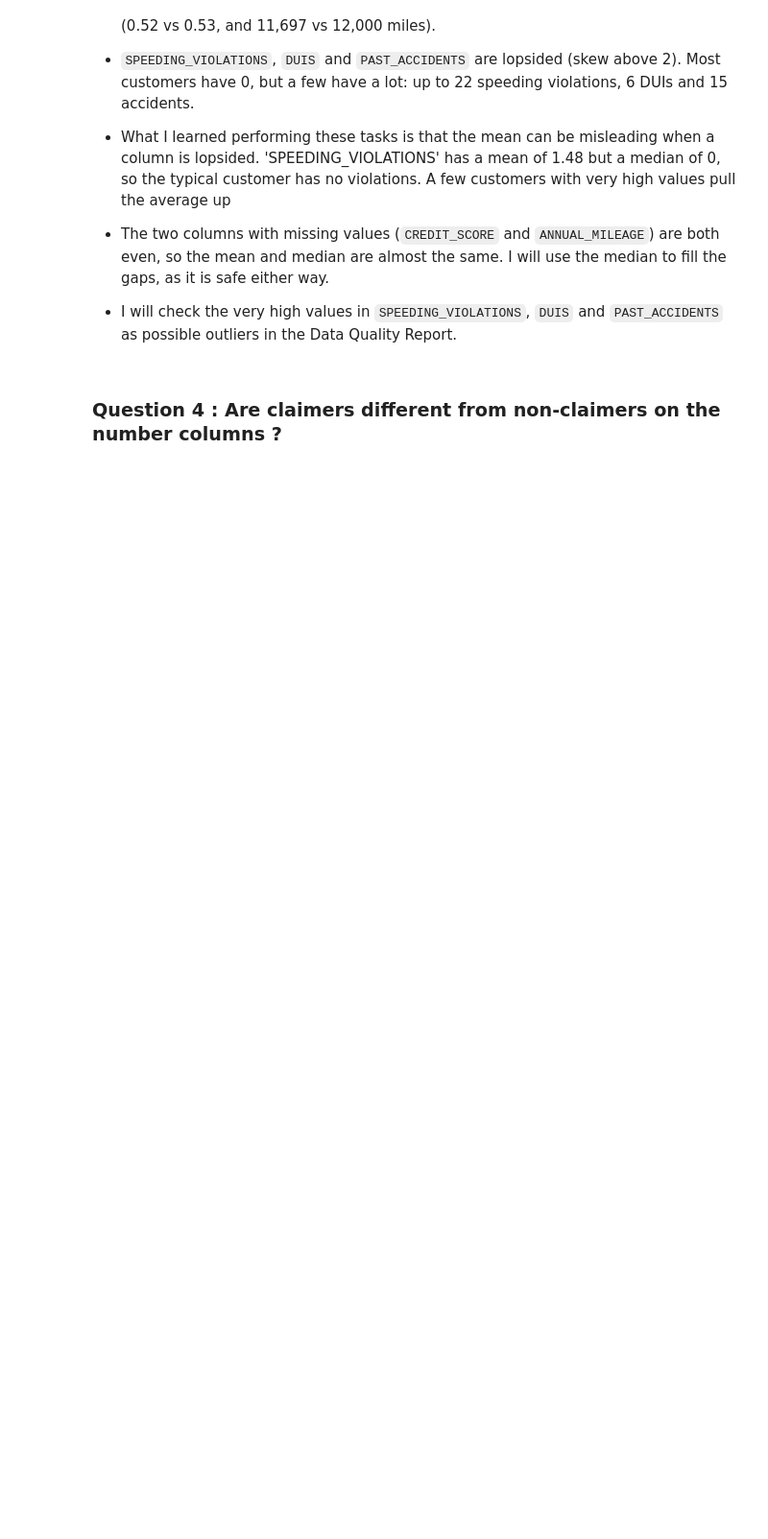
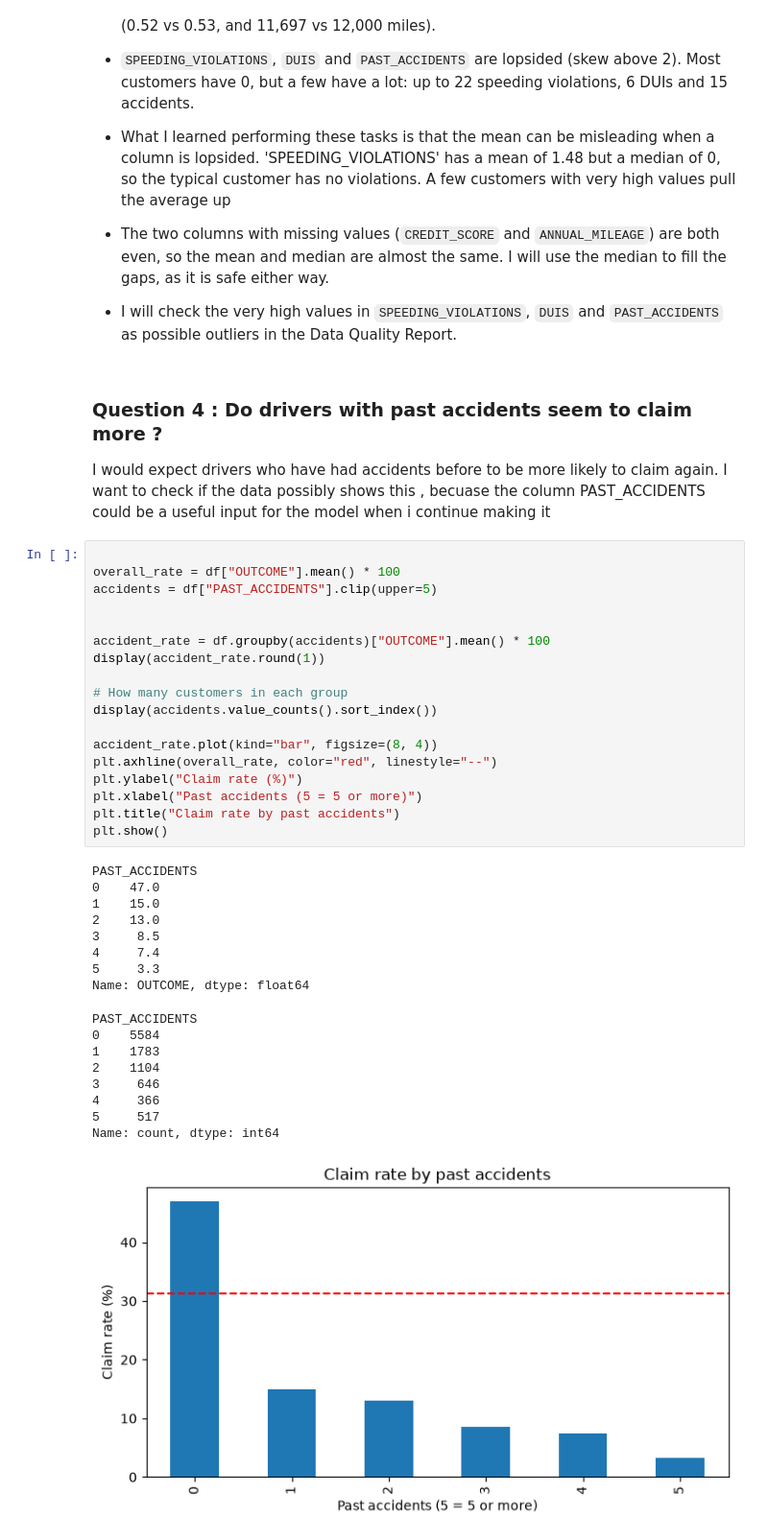
Before and after one commit to EronBaftjari/CA2_DataAnalytics, a Jupyter notebook: notebooks/T00270078_Baftjari_CA2_Notebook.ipynb, the cells around one changed output. Shown at 96% size. Drawn from its saved outputs; the diff is of its cells as text; blank space fills up the shorter version.

Commit message:
Added Q4 and Q5 on past accidents and driving experience, decided to drop PAST_ACCIDENTS

```diff
--- a/notebooks/T00270078_Baftjari_CA2_Notebook.ipynb
+++ b/notebooks/T00270078_Baftjari_CA2_Notebook.ipynb
@@ -402,4 +398,42 @@ dtype: float64
 - The two columns with missing values (`CREDIT_SCORE` and `ANNUAL_MILEAGE`) are both even, so the mean and median are almost the same. I will use the median to fill the gaps, as it is safe either way.
 - I will check the very high values in `SPEEDING_VIOLATIONS`, `DUIS` and `PAST_ACCIDENTS` as possible outliers in the Data Quality Report.
 # %% [markdown]
-### Question 4 : Are claimers different from non-claimers on the number columns ?
+### Question 4 : Do drivers with past accidents seem to claim more ?
+
+I would expect drivers who have had accidents before to be more likely to claim again. I want to check if the data possibly shows this , becuase the column PAST_ACCIDENTS could be a useful input for the model when i continue making it
+# %%
+
+overall_rate = df["OUTCOME"].mean() * 100
+accidents = df["PAST_ACCIDENTS"].clip(upper=5)
+
+
+accident_rate = df.groupby(accidents)["OUTCOME"].mean() * 100
+display(accident_rate.round(1))
+
+# How many customers in each group
+display(accidents.value_counts().sort_index())
+
+accident_rate.plot(kind="bar", figsize=(8, 4))
+plt.axhline(overall_rate, color="red", linestyle="--")
+plt.ylabel("Claim rate (%)")
+plt.xlabel("Past accidents (5 = 5 or more)")
+plt.title("Claim rate by past accidents")
+plt.show()
+# %% [output]
+PAST_ACCIDENTS
+0    47.0
+1    15.0
+2    13.0
+3     8.5
+4     7.4
+5     3.3
+Name: OUTCOME, dtype: float64
+PAST_ACCIDENTS
+0    5584
+1    1783
+2    1104
+3     646
+4     366
+5     517
+Name: count, dtype: int64
+[figure, added]
```
Also changed, not shown: parts of 6 cells of this notebook, 1 other file.
